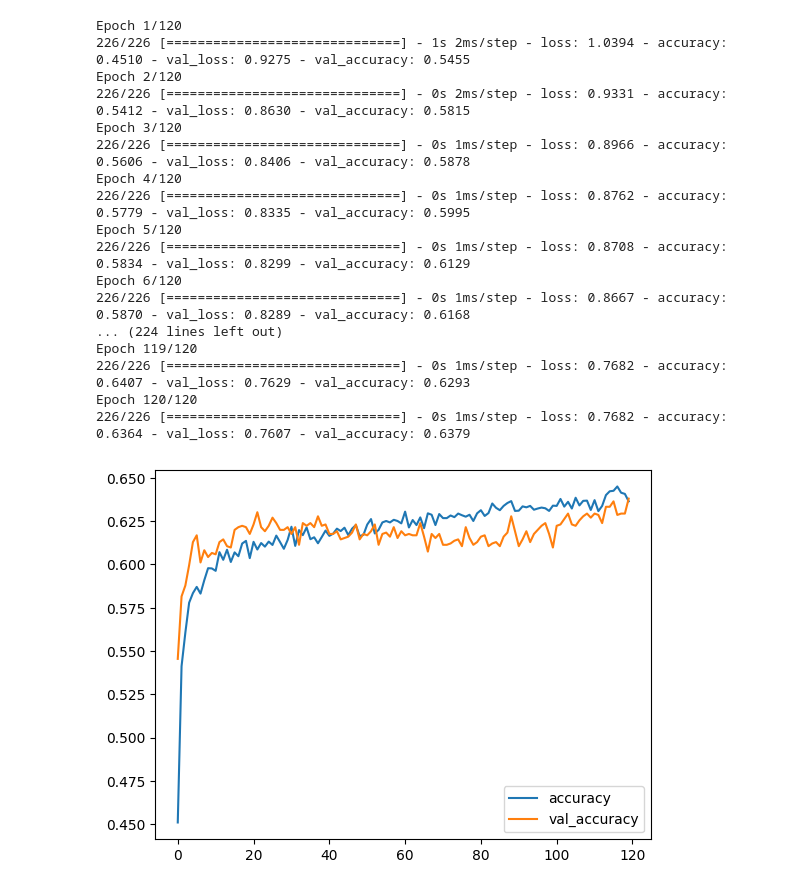
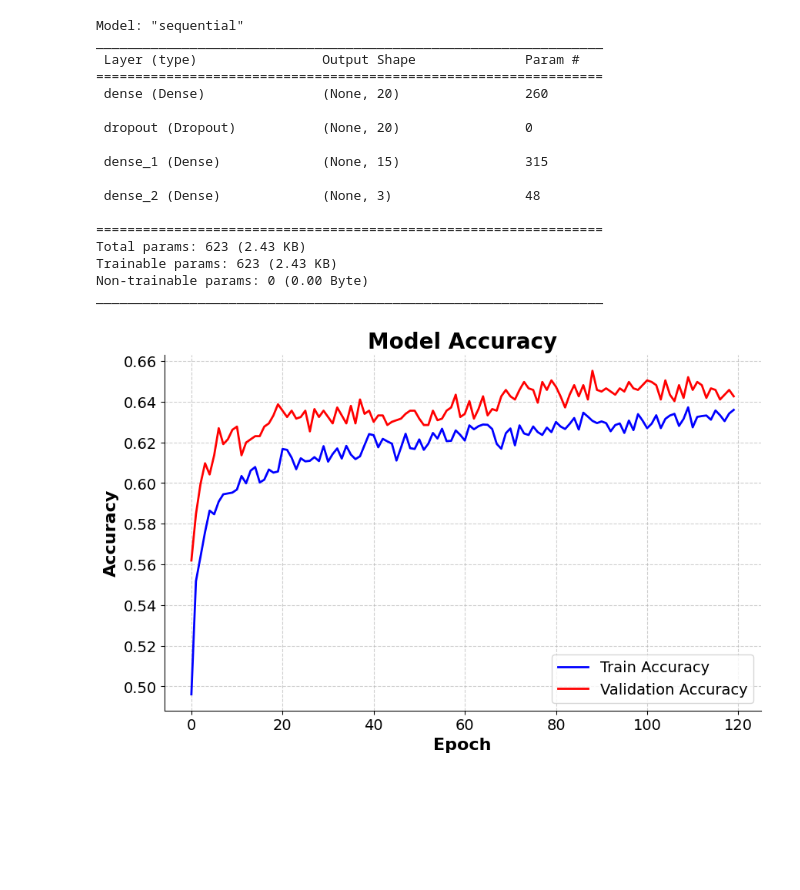
Before and after one commit to CharrierTim/Embedded_AI_BOUSSAROQUE_CHARRIER, a Jupyter notebook: src/wine_quality_classifier.ipynb, the cells around one changed output. Drawn from its saved outputs; the diff is of its cells as text; code cells hidden in the pictures; blank space fills up the shorter version.

```diff
--- a/src/wine_quality_classifier.ipynb
+++ b/src/wine_quality_classifier.ipynb
@@ -48,31 +44,31 @@ model = tf.keras.models.Sequential([
     tf.keras.layers.Dense(3, activation='softmax')
 ])
 
-model.compile(optimizer='adam', loss='categorical_crossentropy', metrics=['accuracy'])
-history = model.fit(X_train, Y_train, epochs=120, validation_data=(X_test, Y_test))
-
-plt.plot(history.history['accuracy'], label='accuracy')
-plt.plot(history.history['val_accuracy'], label='val_accuracy')
-plt.legend()
-plt.show()
+model.summary()
 # %% [output]
-Epoch 1/120
-226/226 [==============================] - 1s 2ms/step - loss: 1.0394 - accuracy: 0.4510 - val_loss: 0.9275 - val_accuracy: 0.5455
-Epoch 2/120
-226/226 [==============================] - 0s 2ms/step - loss: 0.9331 - accuracy: 0.5412 - val_loss: 0.8630 - val_accuracy: 0.5815
-Epoch 3/120
-226/226 [==============================] - 0s 1ms/step - loss: 0.8966 - accuracy: 0.5606 - val_loss: 0.8406 - val_accuracy: 0.5878
-Epoch 4/120
-226/226 [==============================] - 0s 1ms/step - loss: 0.8762 - accuracy: 0.5779 - val_loss: 0.8335 - val_accuracy: 0.5995
-Epoch 5/120
-226/226 [==============================] - 0s 1ms/step - loss: 0.8708 - accuracy: 0.5834 - val_loss: 0.8299 - val_accuracy: 0.6129
-Epoch 6/120
-226/226 [==============================] - 0s 1ms/step - loss: 0.8667 - accuracy: 0.5870 - val_loss: 0.8289 - val_accuracy: 0.6168
-... (224 lines left out)
-Epoch 119/120
-226/226 [==============================] - 0s 1ms/step - loss: 0.7682 - accuracy: 0.6407 - val_loss: 0.7629 - val_accuracy: 0.6293
-Epoch 120/120
-226/226 [==============================] - 0s 1ms/step - loss: 0.7682 - accuracy: 0.6364 - val_loss: 0.7607 - val_accuracy: 0.6379
+Model: "sequential"
+_________________________________________________________________
+ Layer (type)                Output Shape              Param #
+=================================================================
+ dense (Dense)               (None, 20)                260
+
+ dropout (Dropout)           (None, 20)                0
+
+ dense_1 (Dense)             (None, 15)                315
+
+ dense_2 (Dense)             (None, 3)                 48
+
+=================================================================
+Total params: 623 (2.43 KB)
+Trainable params: 623 (2.43 KB)
+Non-trainable params: 0 (0.00 Byte)
+_________________________________________________________________
-[figure, removed]
+# %%
+model.compile(optimizer='adam', loss='categorical_crossentropy', metrics=['accuracy'])
+history = model.fit(X_train, Y_train, epochs=120, validation_data=(X_test, Y_test), verbose=0)
+
+plot_history(history)
+# %% [output]
+[figure, added]
 # %%
 # Save the model to H5 file
```
Also changed, not shown: parts of 4 cells of this notebook, 1 other file.
